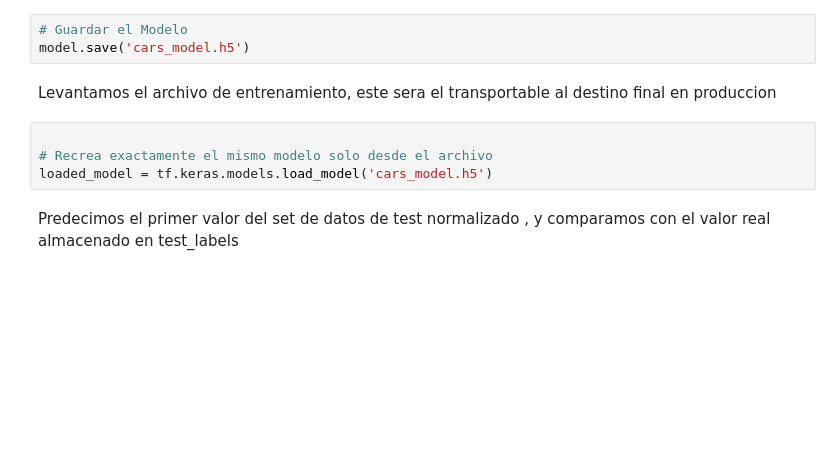
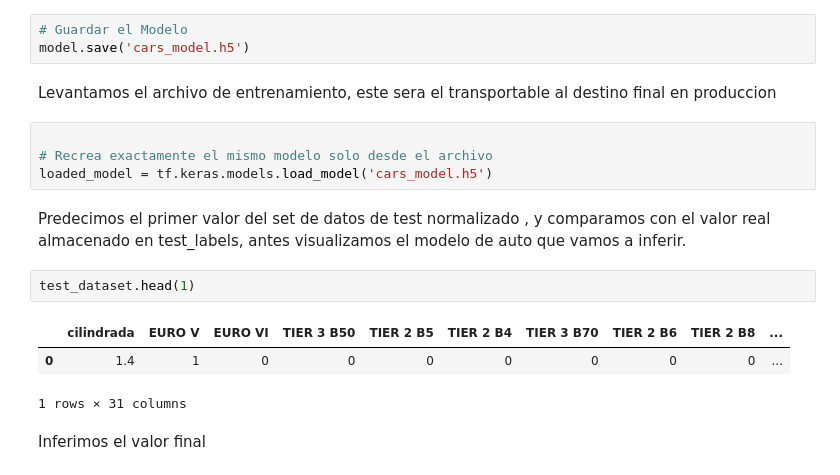
Before and after one commit to niavarote/Senpai_IA_Developer_2020_Proyect, a Jupyter notebook: 3-Training_and_evaluate.ipynb, the cells around one changed output. Drawn from its saved outputs; the diff is of its cells as text; blank space fills up the shorter version.

```diff
--- a/3-Training_and_evaluate.ipynb
+++ b/3-Training_and_evaluate.ipynb
@@ -232,7 +205,15 @@ Levantamos el archivo de entrenamiento, este sera el transportable al destino fi
 # Recrea exactamente el mismo modelo solo desde el archivo
 loaded_model = tf.keras.models.load_model('cars_model.h5')
 # %% [markdown]
-Predecimos el primer valor del set de datos de test normalizado , y comparamos con el valor real almacenado en test_labels
+Predecimos el primer valor del set de datos de test normalizado , y comparamos con el valor real almacenado en test_labels, antes visualizamos el modelo de auto que vamos a inferir.
+# %%
+test_dataset.head(1)
+# %% [output]
+|  | cilindrada | EURO V | EURO VI | TIER 3 B50 | TIER 2 B5 | TIER 2 B4 | TIER 3 B70 | TIER 2 B6 | TIER 2 B8 | ... |
+| 0 | 1.4 | 1 | 0 | 0 | 0 | 0 | 0 | 0 | 0 | ... |
+1 rows × 31 columns
+# %% [markdown]
+Inferimos el valor final
 # %%
 Xnew = loaded_model.predict(normed_test_data)
 print("Predicted=%s , Real=%s" % (Xnew[0],test_labels[0]))
```
Also changed, not shown: parts of 22 cells of this notebook, 7 other files.
